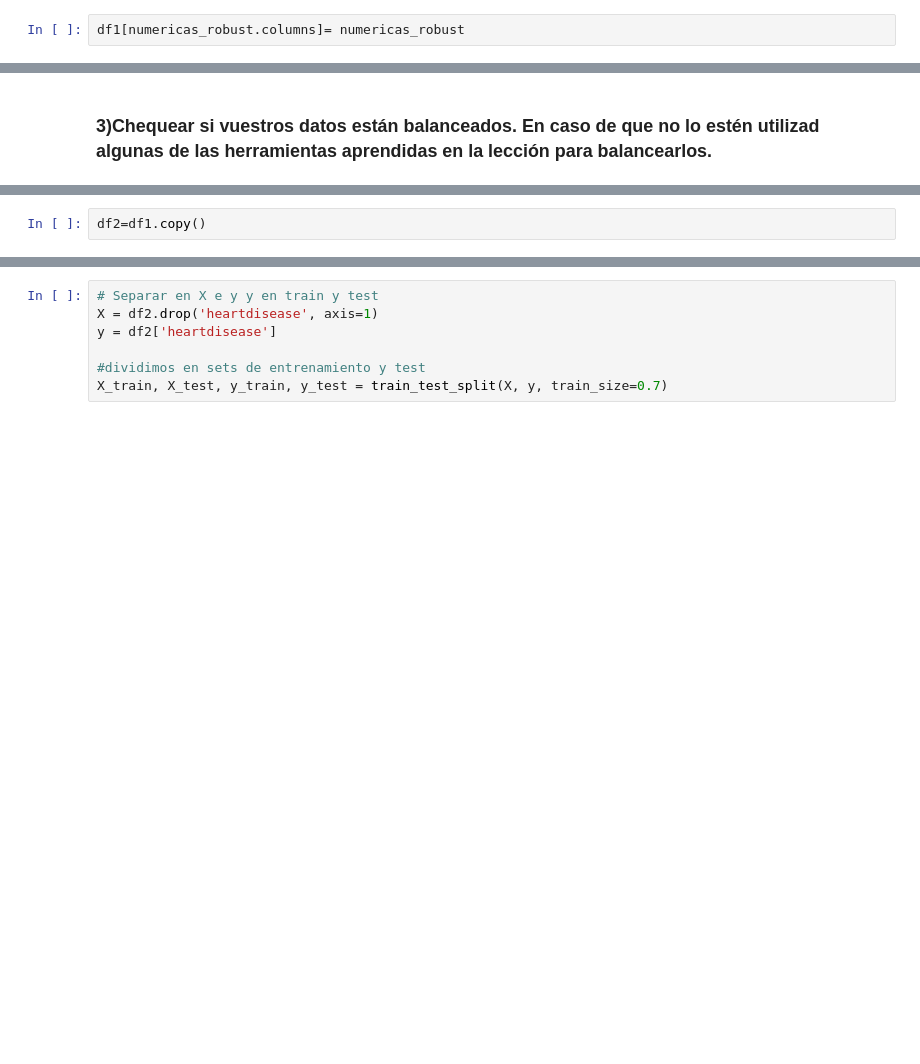
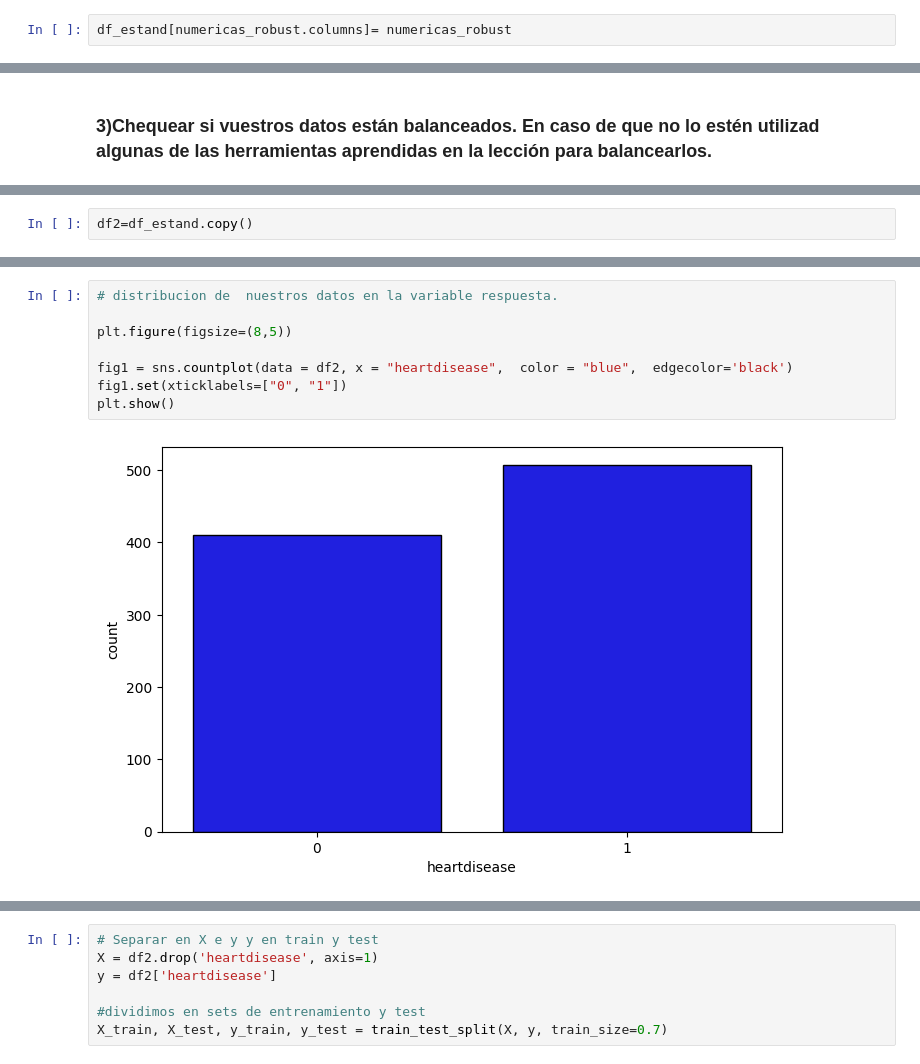
Before and after one commit to Adalab/DA-promo-c-modulo-3-sprint-1-Ximena-Anahi, a Jupyter notebook: 2.Regresion Logistica/2.pp-rl-preprocesado.ipynb, the cells around one changed output, grey strips where cells are left out. Cells and saved outputs as stored; diff of their text form; blank space fills up the shorter version.

```diff
--- a/2.Regresion Logistica/2.pp-rl-preprocesado.ipynb
+++ b/2.Regresion Logistica/2.pp-rl-preprocesado.ipynb
@@ -259,3 +293,3 @@ df1.head()
 # %%
-df1[numericas_robust.columns]= numericas_robust
+df_estand[numericas_robust.columns]= numericas_robust
 # %%
@@ -274,2 +310,2 @@ df1.to_pickle("../files_rl/2-heart-encoding-estandarizado.pk")
 # %%
-df2=df1.copy()
+df2=df_estand.copy()
@@ -282,3 +312,13 @@ df2.head(2)
+# %%
+# distribucion de  nuestros datos en la variable respuesta.
+
+plt.figure(figsize=(8,5))
+
+fig1 = sns.countplot(data = df2, x = "heartdisease",  color = "blue",  edgecolor='black')
+fig1.set(xticklabels=["0", "1"])
+plt.show()
+# %% [output]
+[figure, added]
 # %%
 df2.columns
 # %% [output]
```
Also changed, not shown: parts of 35 cells of this notebook, 1 other file.
